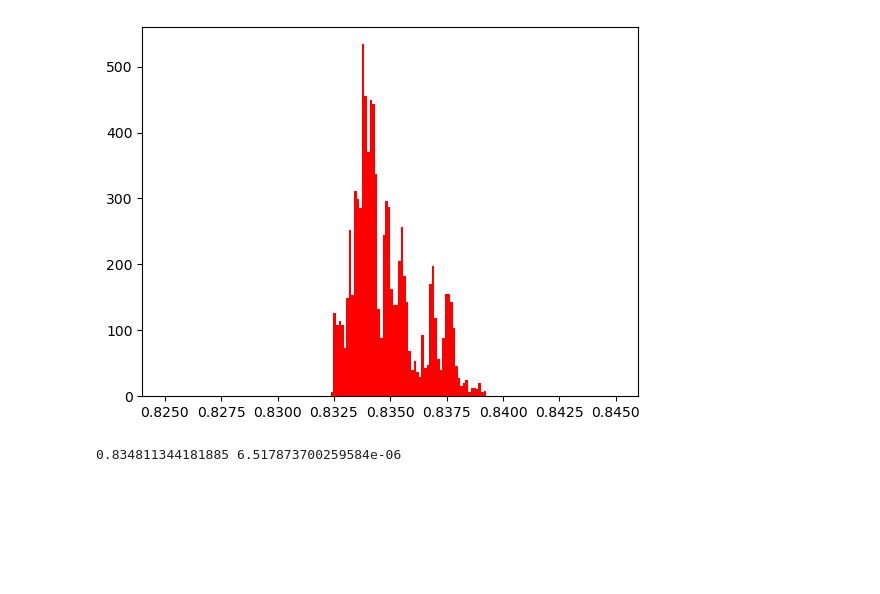
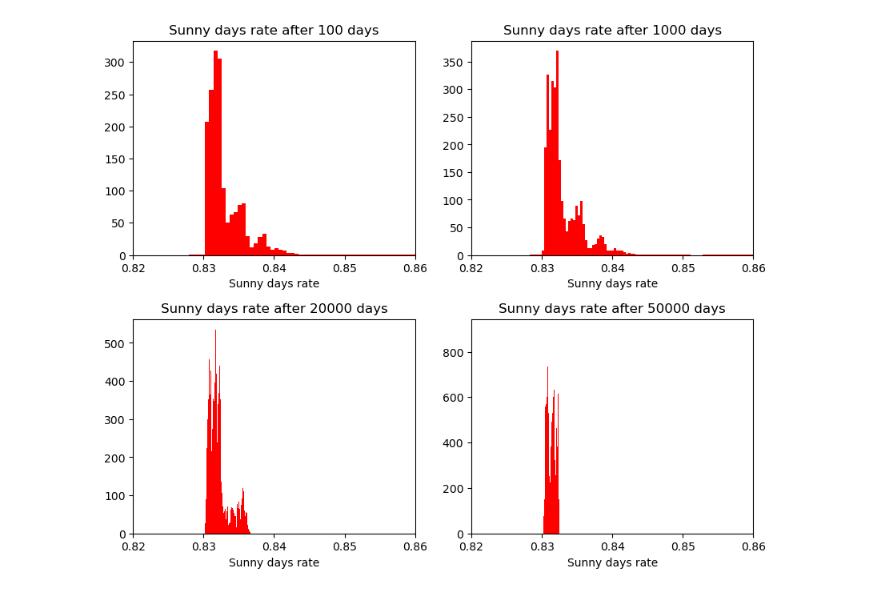
Before and after one commit to NiccoManto01/ilovegit, a Jupyter notebook: Lezioni/Lezione_8_9_10/MC_rain_sun.ipynb, the cells around one changed output. Cells and saved outputs as stored; diff of their text form; code cells hidden in the pictures; blank space fills up the shorter version.

```diff
--- a/Lezioni/Lezione_8_9_10/MC_rain_sun.ipynb
+++ b/Lezioni/Lezione_8_9_10/MC_rain_sun.ipynb
@@ -46,13 +49,13 @@ ax1.plot(np.arange(N)+ 1, s_days, color = 'red')
-# %%
-fig2, ax2 = plt.subplots()
-ax2.hist(s_days[N_burn:], density = True, color = 'red', bins = 'auto', range=(0.825, 0.845))
-#ax2.hist(c_days[N_burn:], density = True)
-plt.show()
-# %% [output]
-[figure, removed]
-# %%
-post_sunny = np.sum(s_days[N_burn:])/(N-N_burn)
-sunny_var =np.sum(np.square(s_days[N_burn:]-post_sunny))/(N-N_burn-1)
-print(post_sunny, (sunny_var**0.5)/(N**0.5))
-# %% [output]
-0.834811344181885 6.517873700259584e-06
+# %%
+fig2, ax2 = plt.subplots(2,2, figsize=(10, 8))
+Nburnrange = [100, 10**3, 2*10**4, 5*10**4]
+for i, nburn in enumerate(Nburnrange):
+    ax2[i//2, i%2].hist(s_days[nburn:], density = True, color = 'red', bins = 100)
+    ax2[i//2, i%2].set_title(f'Sunny days rate after {nburn} days')
+    ax2[i//2, i%2].set_xlabel('Sunny days rate')
+    ax2[i//2, i%2].set_xlim(0.82,0.86)
+#ax2.hist(c_days[N_burn:], density = True)
+fig2.subplots_adjust(hspace = 0.3)
+plt.show()
+# %% [output]
+[figure, added]
```
Also changed, not shown: parts of 3 cells of this notebook, 4 other files.
